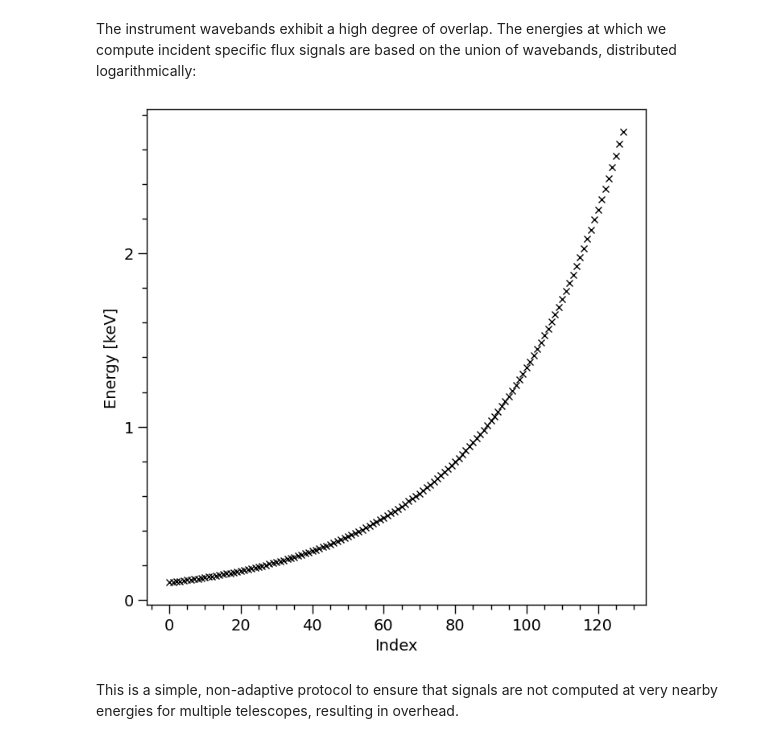
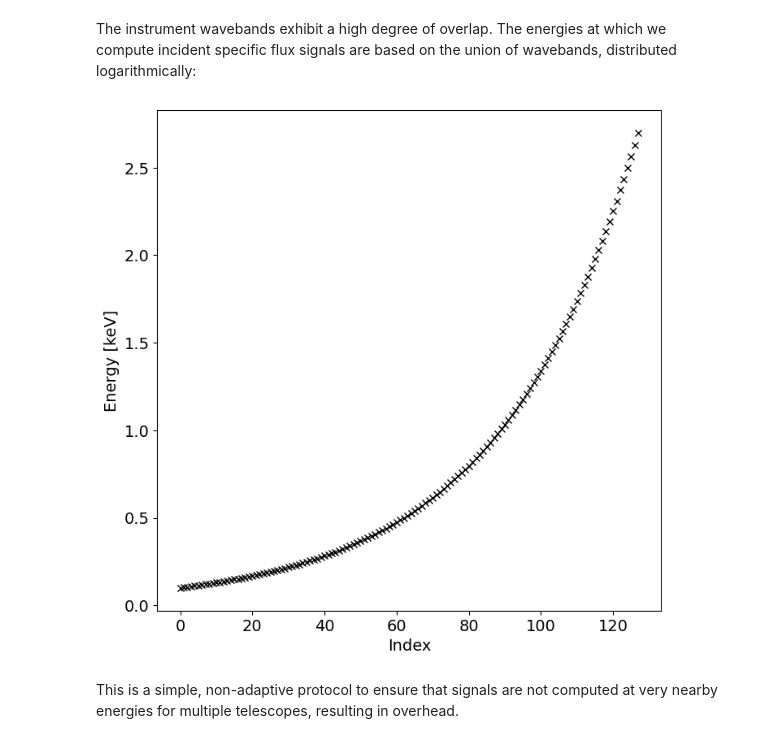
Before and after one commit to xpsi-group/xpsi, a Jupyter notebook: docs/source/Instrument_synergy.ipynb, the cells around one changed output. Drawn from its saved outputs; the diff is of its cells as text; code cells hidden in the pictures.

```diff
--- a/docs/source/Instrument_synergy.ipynb
+++ b/docs/source/Instrument_synergy.ipynb
@@ -550,12 +467,11 @@ The instrument wavebands exhibit a high degree of overlap. The energies at which
 # %%
 fig = plt.figure(figsize=(8,8))
 plt.plot(XMM.signal.energies, 'kx')
 ax = plt.gca()
-veneer((5,20),(0.2,1.0),ax)
 ax.set_xlabel('Index')
 _ = ax.set_ylabel('Energy [keV]')
 # %% [output]
-[figure, old version]
+[figure, new version]
 # %% [markdown]
 This is a simple, non-adaptive protocol to ensure that signals are not computed at very nearby energies for multiple telescopes, resulting in overhead.
 # %% [markdown]
```
Also changed, not shown: parts of 5 cells of this notebook.
